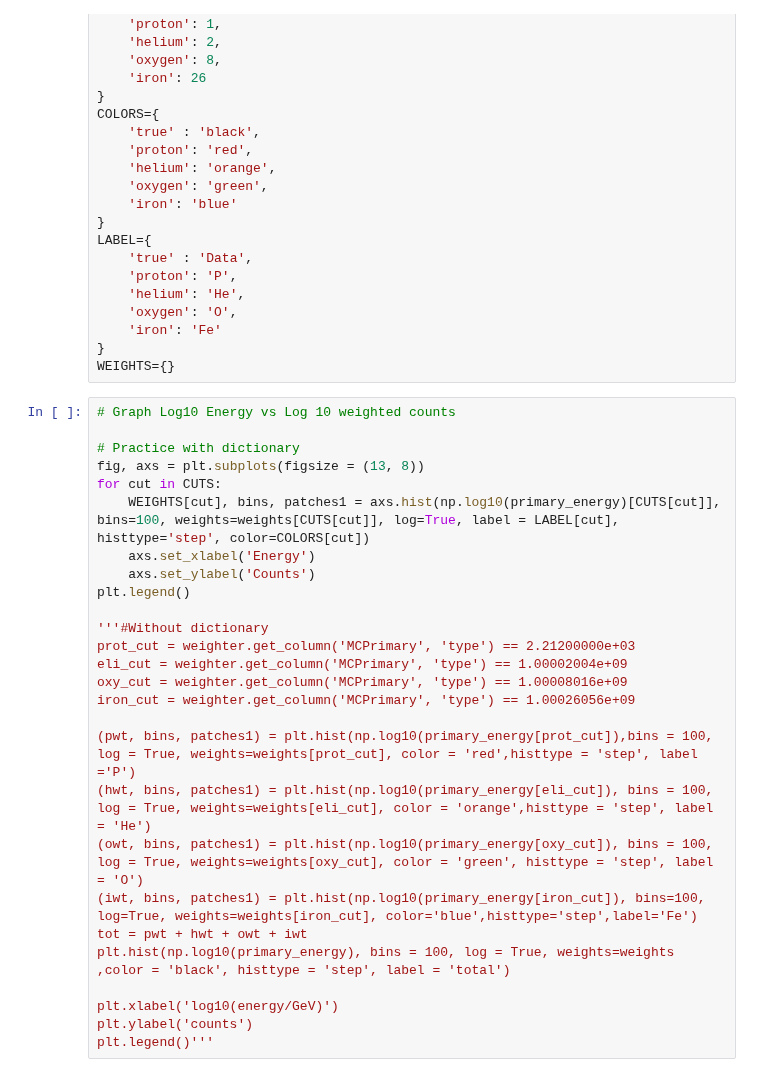
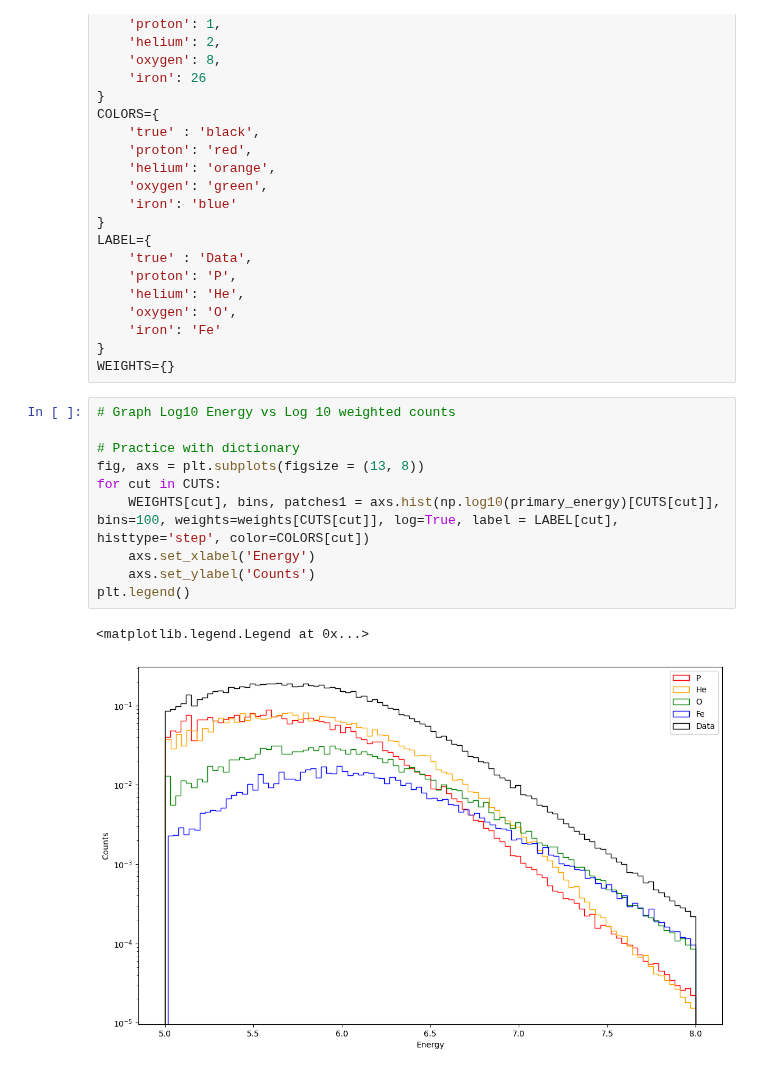
Before and after one commit to fmcnallyi3/it_anisotropy, a Jupyter notebook: rigidity/IceTop_partial_comp_dict.ipynb, the cells around one changed output. Saved outputs shown, nothing was run; the diff lists cells and outputs as text.

```diff
--- a/rigidity/IceTop_partial_comp_dict.ipynb
+++ b/rigidity/IceTop_partial_comp_dict.ipynb
@@ -79,30 +79,16 @@ WEIGHTS={}
 # %%
 # Graph Log10 Energy vs Log 10 weighted counts
 
 # Practice with dictionary
 fig, axs = plt.subplots(figsize = (13, 8))
 for cut in CUTS:
     WEIGHTS[cut], bins, patches1 = axs.hist(np.log10(primary_energy)[CUTS[cut]], bins=100, weights=weights[CUTS[cut]], log=True, label = LABEL[cut], histtype='step', color=COLORS[cut])
     axs.set_xlabel('Energy')
     axs.set_ylabel('Counts')
 plt.legend()
-
-'''#Without dictionary
-prot_cut = weighter.get_column('MCPrimary', 'type') == 2.21200000e+03
-eli_cut = weighter.get_column('MCPrimary', 'type') == 1.00002004e+09
-oxy_cut = weighter.get_column('MCPrimary', 'type') == 1.00008016e+09
-iron_cut = weighter.get_column('MCPrimary', 'type') == 1.00026056e+09
-
-(pwt, bins, patches1) = plt.hist(np.log10(primary_energy[prot_cut]),bins = 100, log = True, weights=weights[prot_cut], color = 'red',histtype = 'step', label ='P')
-(hwt, bins, patches1) = plt.hist(np.log10(primary_energy[eli_cut]), bins = 100, log = True, weights=weights[eli_cut], color = 'orange',histtype = 'step', label = 'He')
-(owt, bins, patches1) = plt.hist(np.log10(primary_energy[oxy_cut]), bins = 100, log = True, weights=weights[oxy_cut], color = 'green', histtype = 'step', label = 'O')
-(iwt, bins, patches1) = plt.hist(np.log10(primary_energy[iron_cut]), bins=100, log=True, weights=weights[iron_cut], color='blue',histtype='step',label='Fe')
-tot = pwt + hwt + owt + iwt
-plt.hist(np.log10(primary_energy), bins = 100, log = True, weights=weights ,color = 'black', histtype = 'step', label = 'total')
-
-plt.xlabel('log10(energy/GeV)')
-plt.ylabel('counts')
-plt.legend()'''
+# %% [output]
+<matplotlib.legend.Legend at 0x...>
+[figure, added]
 # %%
 # attempts with dictionary
 fig, axs = plt.subplots(figsize=(13, 8))
```
Also changed, not shown: parts of 5 cells of this notebook, 1 other file.
